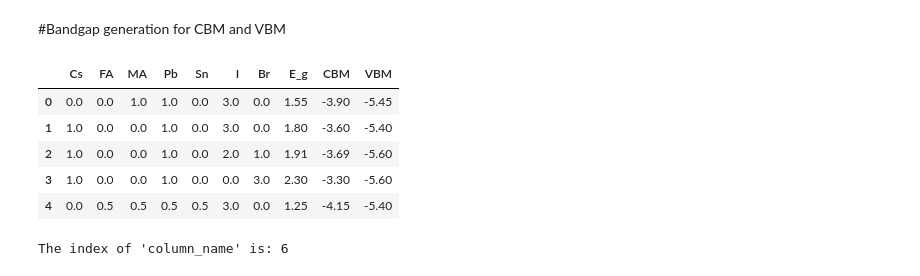
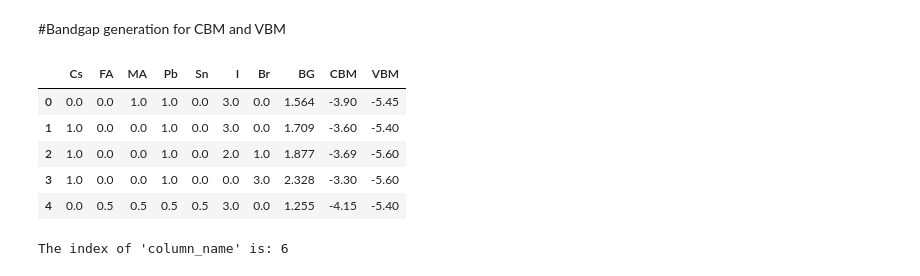
Before and after one commit to gongjiawei105/analysis, a Jupyter notebook: 3_CB_model.ipynb, the cells around one changed output. Cells and saved outputs as stored; diff of their text form; code cells hidden in the pictures.

```diff
--- a/3_CB_model.ipynb
+++ b/3_CB_model.ipynb
@@ -185,15 +185,15 @@ plt.show()
 # %% [markdown]
 #Bandgap generation for CBM and VBM
 # %%
-dfb=pd.read_csv('cbm_vbm.csv')
+dfb=pd.read_csv('cbm_vbm_new.csv')
 dfb.head()
 # %% [output]
-|  | Cs | FA | MA | Pb | Sn | I | Br | E_g | CBM | VBM |
-| 0 | 0.0 | 0.0 | 1.0 | 1.0 | 0.0 | 3.0 | 0.0 | 1.55 | -3.90 | -5.45 |
-| 1 | 1.0 | 0.0 | 0.0 | 1.0 | 0.0 | 3.0 | 0.0 | 1.80 | -3.60 | -5.40 |
-| 2 | 1.0 | 0.0 | 0.0 | 1.0 | 0.0 | 2.0 | 1.0 | 1.91 | -3.69 | -5.60 |
-| 3 | 1.0 | 0.0 | 0.0 | 1.0 | 0.0 | 0.0 | 3.0 | 2.30 | -3.30 | -5.60 |
-| 4 | 0.0 | 0.5 | 0.5 | 0.5 | 0.5 | 3.0 | 0.0 | 1.25 | -4.15 | -5.40 |
+|  | Cs | FA | MA | Pb | Sn | I | Br | BG | CBM | VBM |
+| 0 | 0.0 | 0.0 | 1.0 | 1.0 | 0.0 | 3.0 | 0.0 | 1.564 | -3.90 | -5.45 |
+| 1 | 1.0 | 0.0 | 0.0 | 1.0 | 0.0 | 3.0 | 0.0 | 1.709 | -3.60 | -5.40 |
+| 2 | 1.0 | 0.0 | 0.0 | 1.0 | 0.0 | 2.0 | 1.0 | 1.877 | -3.69 | -5.60 |
+| 3 | 1.0 | 0.0 | 0.0 | 1.0 | 0.0 | 0.0 | 3.0 | 2.328 | -3.30 | -5.60 |
+| 4 | 0.0 | 0.5 | 0.5 | 0.5 | 0.5 | 3.0 | 0.0 | 1.255 | -4.15 | -5.40 |
 # %%
 index_of_column = dfb.columns.get_loc('Br')
 print(f"The index of 'column_name' is: {index_of_column}")
```
Also changed, not shown: parts of 4 cells of this notebook, 29 other files.
